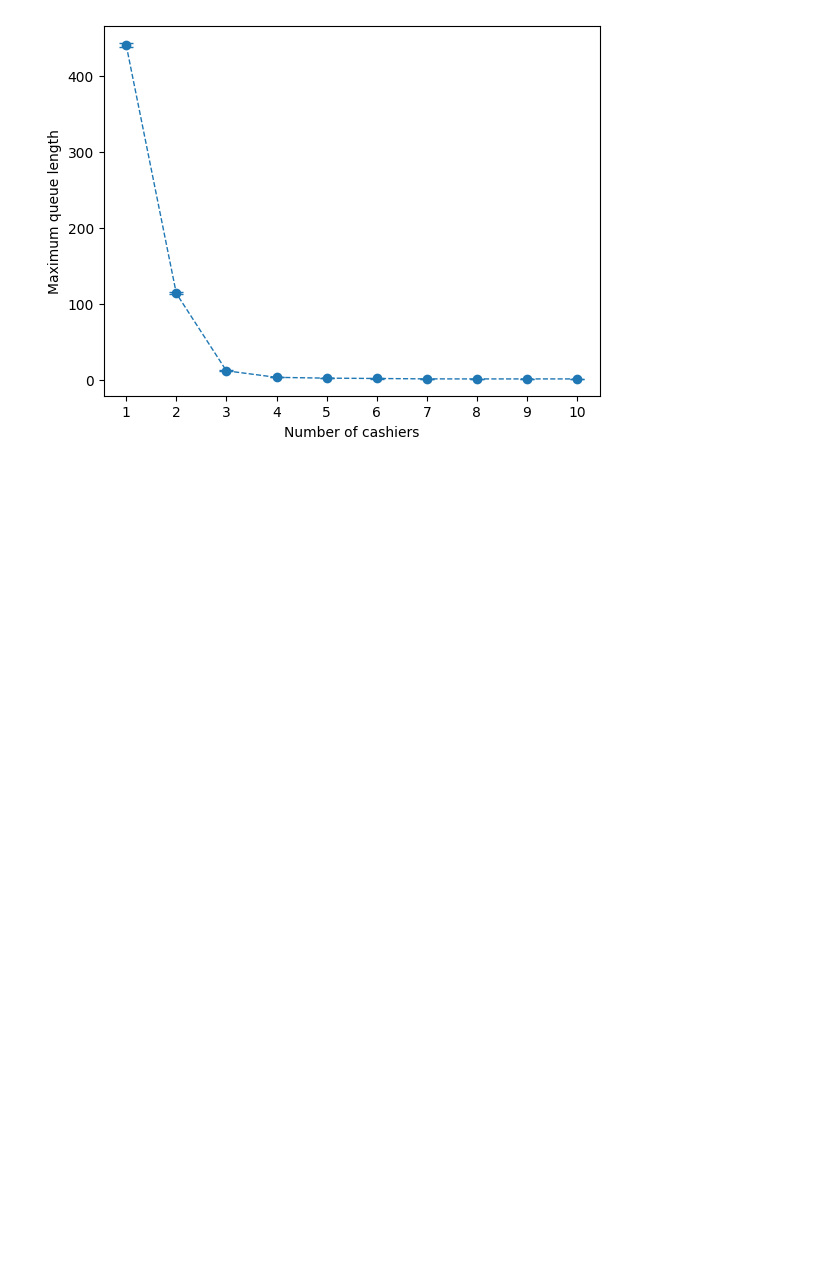
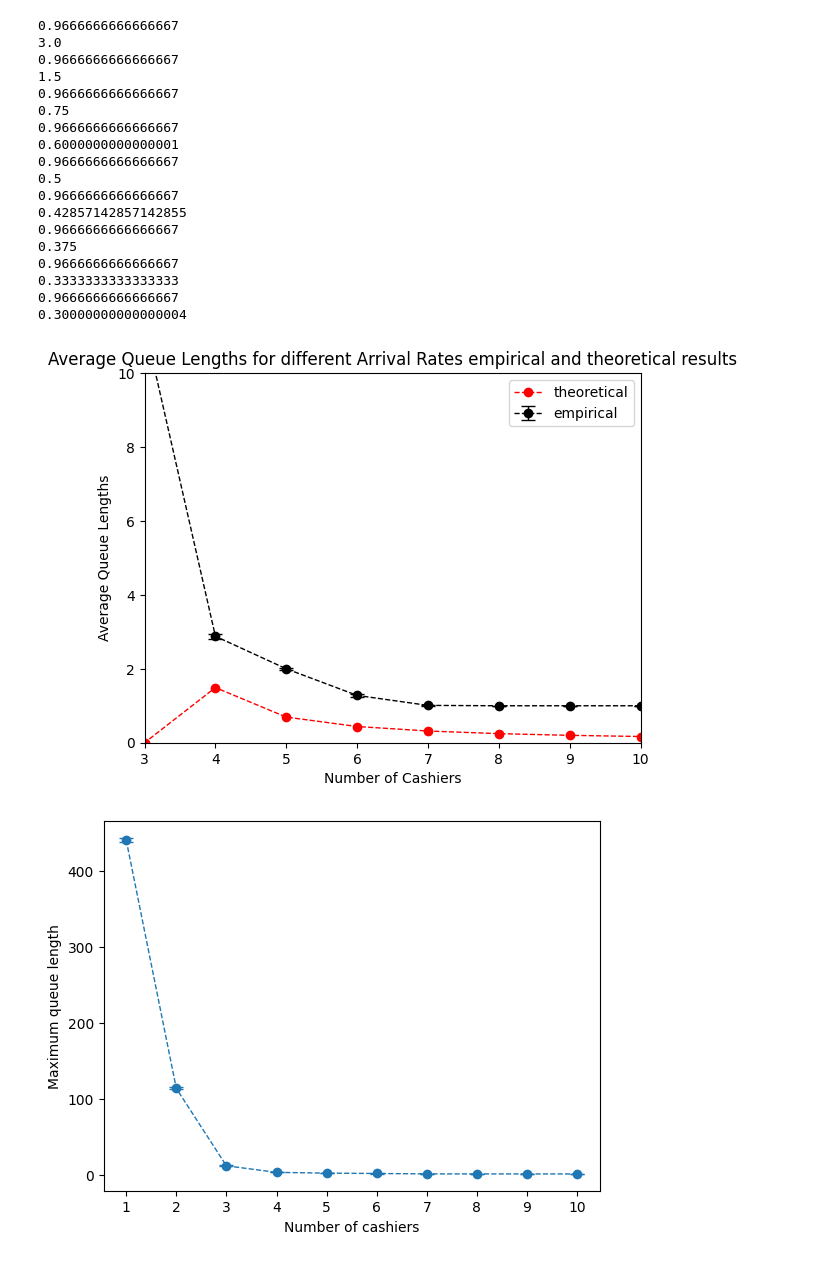
Before and after one commit to rebe121314/CS166-Assignemnt1, a Jupyter notebook: queue_draft.ipynb, the cells around one changed output. Cells and saved outputs as stored; diff of their text form; code cells hidden in the pictures; blank space fills up the shorter version.

```diff
--- a/queue_draft.ipynb
+++ b/queue_draft.ipynb
@@ -365,10 +437,9 @@ for cashier_count in tqdm(cashiers):
     for trial in range(trials):
         grocery_store, _ = run_simulation(arrival_distribution=arrival_distribution, service_distribution=service_distribution, manager_distribution=manager_distribution, queue_count=cashier_count, log_events=False)
         for queue in grocery_store.queues:
-            response_times = response_times + [waiting_time + service_time for waiting_time, service_time in zip(queue.waiting_times, queue.service_times)]
-        response_times = response_times + [waiting_time + service_time for waiting_time, service_time in zip(grocery_store.manager.waiting_times, grocery_store.manager.service_times)]
+            response_times = response_times + [customer.waiting_time + customer.service_time for customer in queue.customers]
     response_times_mean.append(np.mean(response_times))
-    response_times_std.append(sts.sem(response_times))
+    response_times_std.append(1.96*sts.sem(response_times))
 
 plt.errorbar(cashiers, response_times_mean, response_times_std, marker='o', capsize=5, linestyle='--', linewidth=1)
 plt.xlabel('Number of cashiers')
@@ -389,6 +460,54 @@ for cashier_count in tqdm(cashiers):
         queue_lengths.append(max([queue.max_queue_length for queue in grocery_store.queues]))
     queue_lengths_mean.append(np.mean(queue_lengths))
     queue_lengths_std.append(sts.sem(queue_lengths))
+# %%
+def theoretical_avg_queue_length(lmd, tau=3, sigma=1):
+    rho = lmd * tau
+    return lmd*theoretical_avg_wait_time(lmd, tau, sigma)
+
+theoretical_avg_queue_lengths = []
+for i in range(1,11):
+    lmd = 1/i
+    if i == 3:
+        # Theoretical result for 3 cashiers is not defined
+        theoretical_avg_queue_lengths.append(0)
+        continue
+    theoretical_avg_queue_lengths.append(theoretical_avg_queue_length(lmd))
+
+plt.figure()
+
+plt.title('Average Queue Lengths for different Arrival Rates empirical and theoretical results')
+plt.xlabel('Number of Cashiers')
+plt.ylabel('Average Queue Lengths')
+
+
+plt.errorbar(cashiers, queue_lengths_mean, queue_lengths_std, color='black', marker='o', capsize=5, linestyle='--',
+             linewidth=1, label='empirical')
+plt.plot(cashiers, theoretical_avg_queue_lengths, color='red', marker='o', linestyle='--', linewidth=1, label='theoretical')
+plt.ylim(0,10)
+plt.xlim(3, 10)
+plt.legend()
+plt.show()
+# %% [output]
+0.9666666666666667
+3.0
+0.9666666666666667
+1.5
+0.9666666666666667
+0.75
+0.9666666666666667
+0.6000000000000001
+0.9666666666666667
+0.5
+0.9666666666666667
+0.42857142857142855
+0.9666666666666667
+0.375
+0.9666666666666667
+0.3333333333333333
+0.9666666666666667
+0.30000000000000004
+[figure, added]
 # %%
 plt.errorbar(cashiers, queue_lengths_mean, queue_lengths_std, marker='o', capsize=5, linestyle='--', linewidth=1)
 plt.xlabel('Number of cashiers')
```
Also changed, not shown: parts of 8 cells of this notebook.
